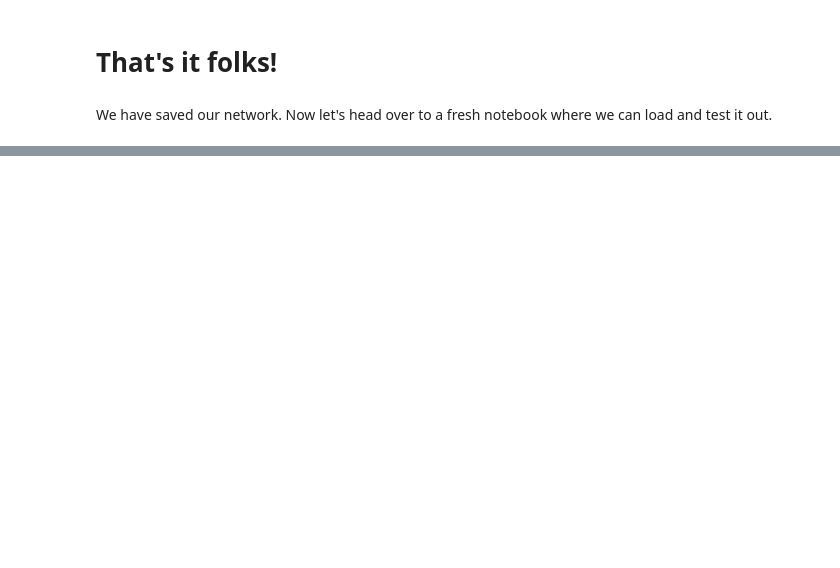
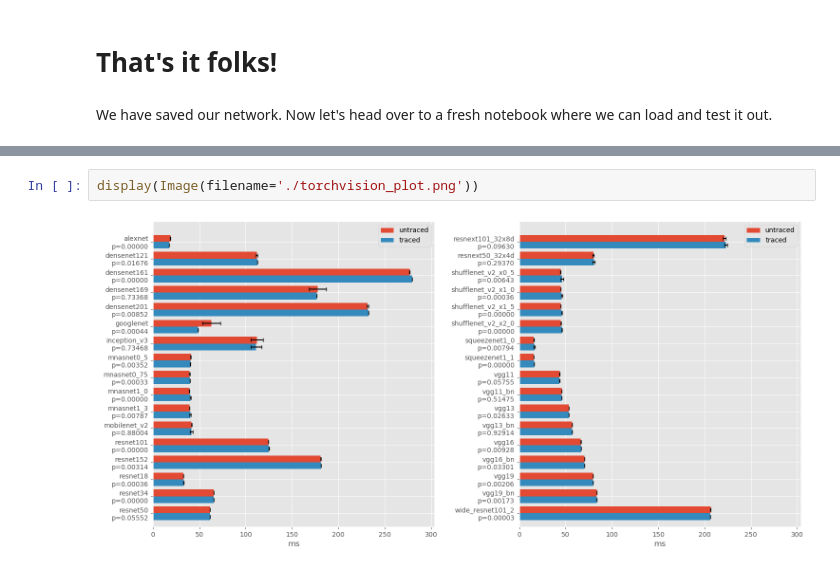
Before and after one commit to tilman151/pytorch_jit_pycon19, a Jupyter notebook: JIT.ipynb, the cells around one changed output, grey strips where cells are left out. Drawn from its saved outputs; the diff is of its cells as text; blank space fills up the shorter version.

```diff
--- a/JIT.ipynb
+++ b/JIT.ipynb
@@ -110,0 +188,4 @@ We have saved our network. Now let's head over to a fresh notebook where we can
+# %%
+display(Image(filename='./torchvision_plot.png'))
+# %% [output]
+[figure, added]
```
Also changed, not shown: parts of 25 cells of this notebook, 1 other file.
